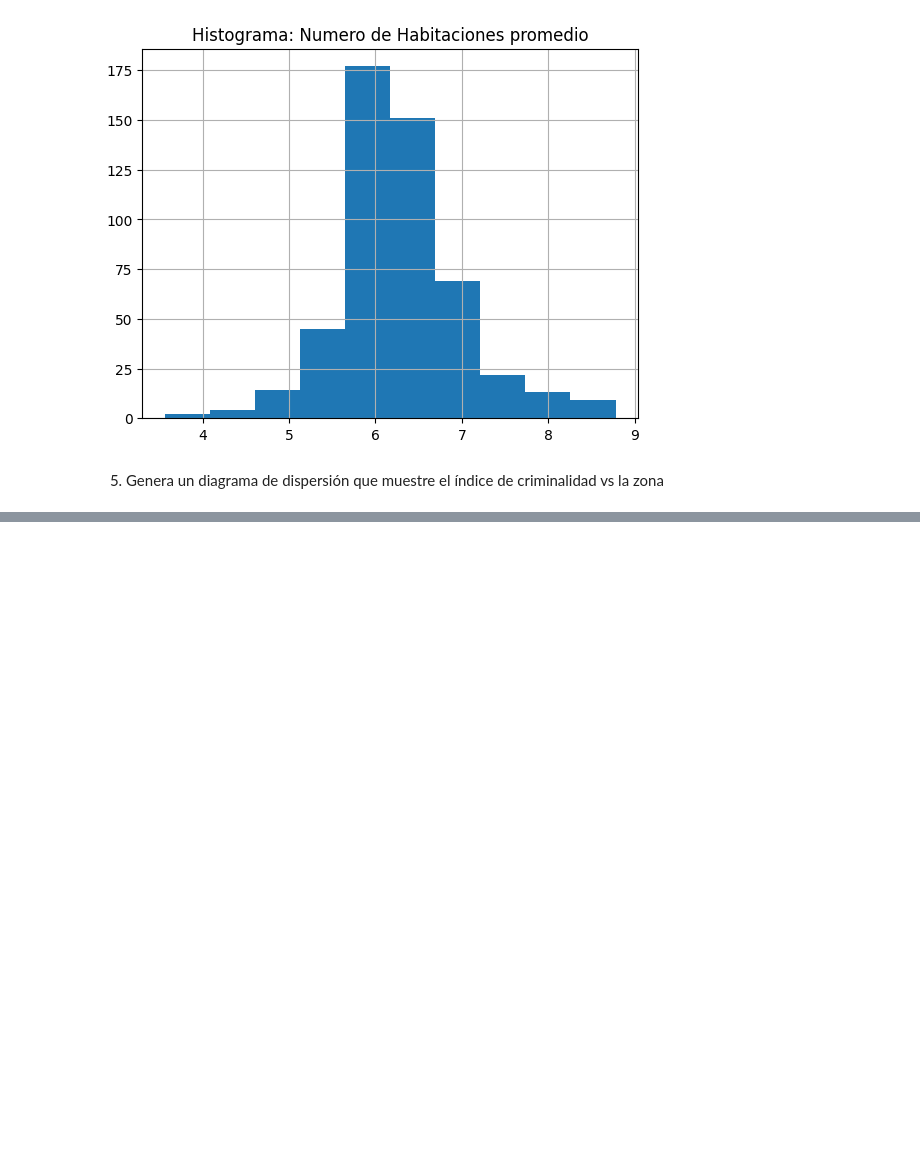
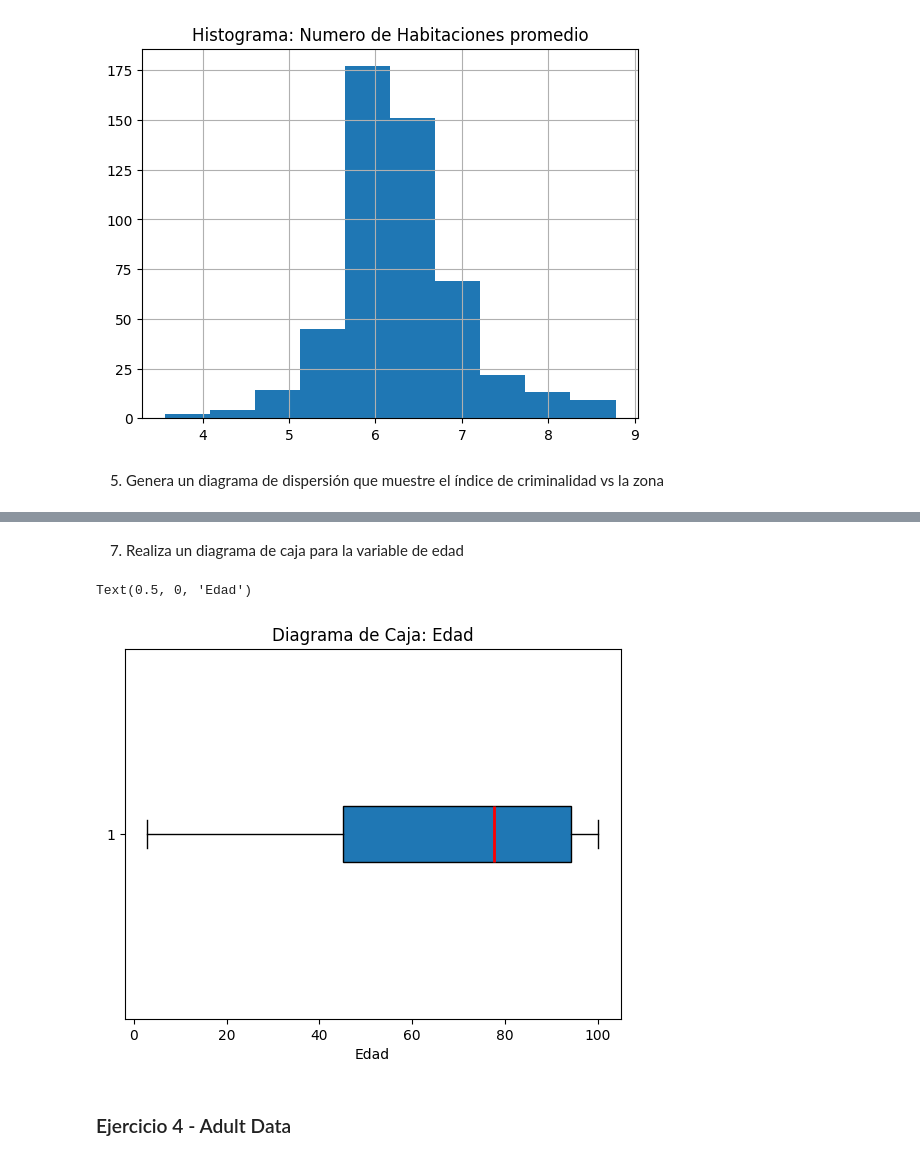
Before and after one commit to A01286211/M1-Act5-SZD, a Jupyter notebook: M1_Actividad_5_Programación_en_Python_Librerías_Numpy_Matplotlib_Pandas.ipynb, the cells around one changed output, grey strips where cells are left out. Drawn from its saved outputs; the diff is of its cells as text; code cells hidden in the pictures; blank space fills up the shorter version.

```diff
--- a/M1_Actividad_5_Programación_en_Python_Librerías_Numpy_Matplotlib_Pandas.ipynb
+++ b/M1_Actividad_5_Programación_en_Python_Librerías_Numpy_Matplotlib_Pandas.ipynb
@@ -366,0 +384,12 @@ dataB.plot(x = 'INDICE_CRIMEN', y = 'PCT_')
+# %% [markdown]
+7. Realiza un diagrama de caja para la variable de edad
+# %%
+plt.boxplot(x = 'EDAD', data = dataB, orientation = 'horizontal',
+            patch_artist = True, medianprops = {'color': 'red', 'linewidth': 2})
+plt.title('Diagrama de Caja: Edad')
+plt.xlabel('Edad')
+# %% [output]
+Text(0.5, 0, 'Edad')
+[figure, added]
+# %% [markdown]
+### Ejercicio 4 - Adult Data
```
Also changed, not shown: parts of 4 cells of this notebook.
